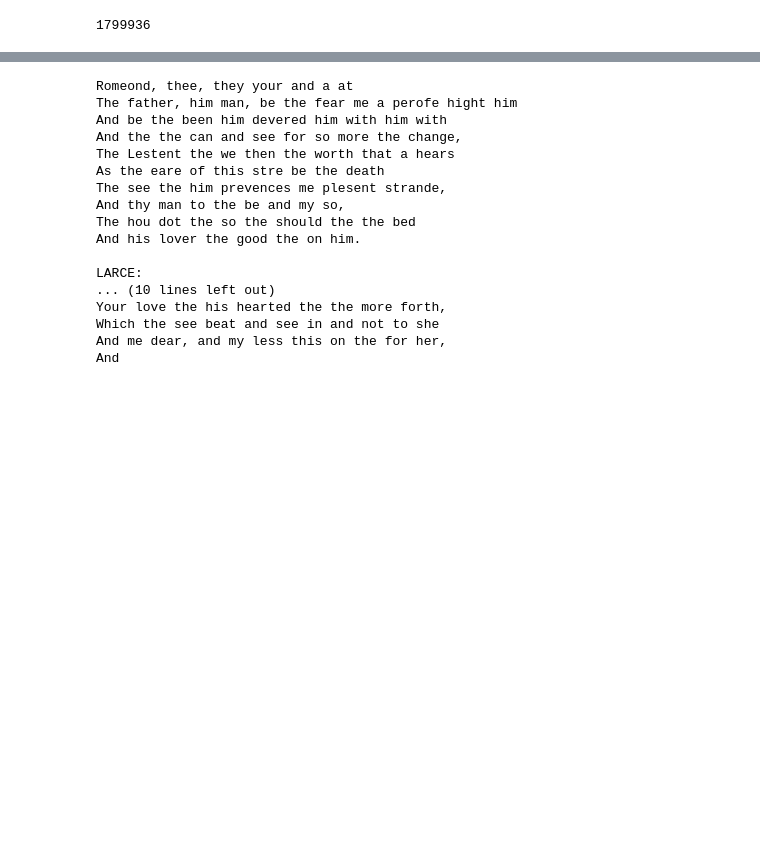
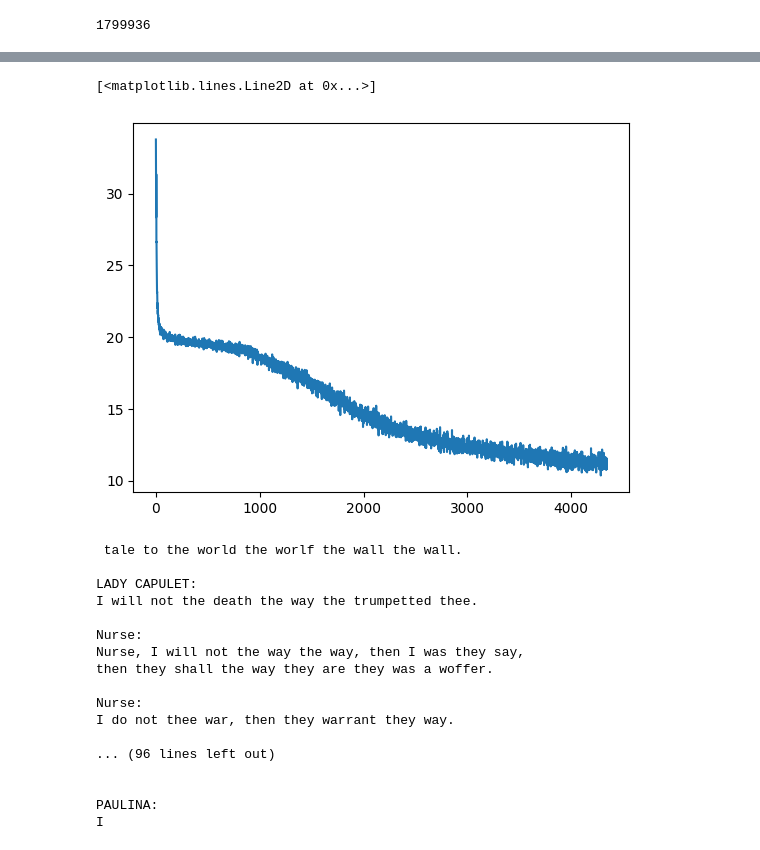
Before and after one commit to falseywinchnet/PicoGPT, a Jupyter notebook: MLPMOE.ipynb, the cells around one changed output, grey strips where cells are left out. Cells and saved outputs as stored; diff of their text form; code cells hidden in the pictures; blank space fills up the shorter version.

```diff
--- a/MLPMOE.ipynb
+++ b/MLPMOE.ipynb
@@ -933,3 +916,9 @@ KeyboardInterrupt:
+# %%
+from matplotlib import pyplot as plt
+plt.plot(losses)
+# %% [output]
+[<matplotlib.lines.Line2D at 0x...>]
+[figure, added]
 # %%
 import pickle
 def decode_chars(token_ids, itos):
@@ -980,36 +969,36 @@ with open("./babylm_char_tokenized/meta.pkl", "rb") as f:
 stoi = meta["stoi"]
 itos = meta["itos"]
 
-prompt = "Romeo"
+prompt = " "
 generated = decode_sequence_char(
     model=model,
     stoi=stoi,
     itos=itos,
     prompt=prompt,
-    max_new_tokens=1024,
+    max_new_tokens=2024,
     block_size=1024,
     use_fenchel=False,
     tau=1.5,
     fenchel_iters=2,
-    temperature=0.5
+    temperature=0.0001
 )
 
 print(generated)
 # %% [output]
-Romeond, thee, they your and a at
-The father, him man, be the fear me a perofe hight him
-And be the been him devered him with him with
-And the the can and see for so more the change,
-The Lestent the we then the worth that a hears
-As the eare of this stre be the death
-The see the him prevences me plesent strande,
-And thy man to the be and my so,
-The hou dot the so the should the the bed
-And his lover the good the on him.
+ tale to the world the worlf the wall the wall.
 
-LARCE:
-... (10 lines left out)
-Your love the his hearted the the more forth,
-Which the see beat and see in and not to she
-And me dear, and my less this on the for her,
-And
+LADY CAPULET:
+I will not the death the way the trumpetted thee.
+
+Nurse:
+Nurse, I will not the way the way, then I was they say,
+then they shall the way they are they was a woffer.
+
+Nurse:
+I do not thee war, then they warrant they way.
+
+... (96 lines left out)
+
+
+PAULINA:
+I
```
Also changed, not shown: parts of 8 cells of this notebook.
